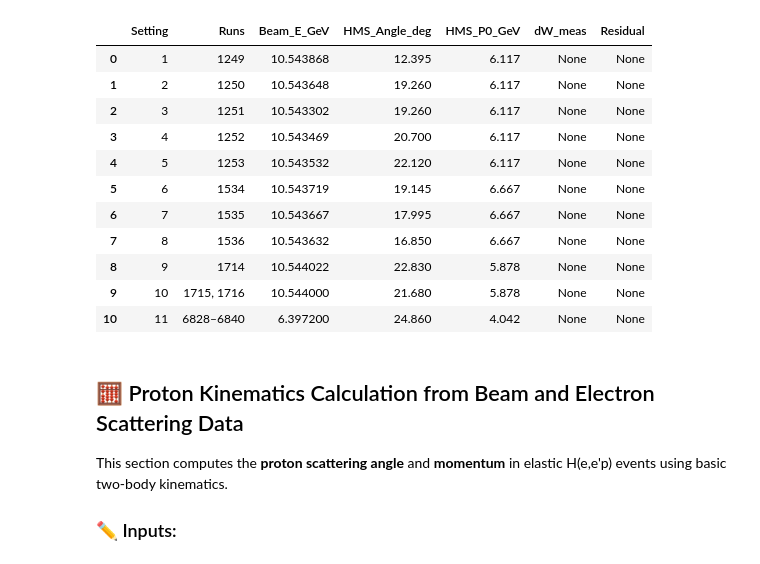
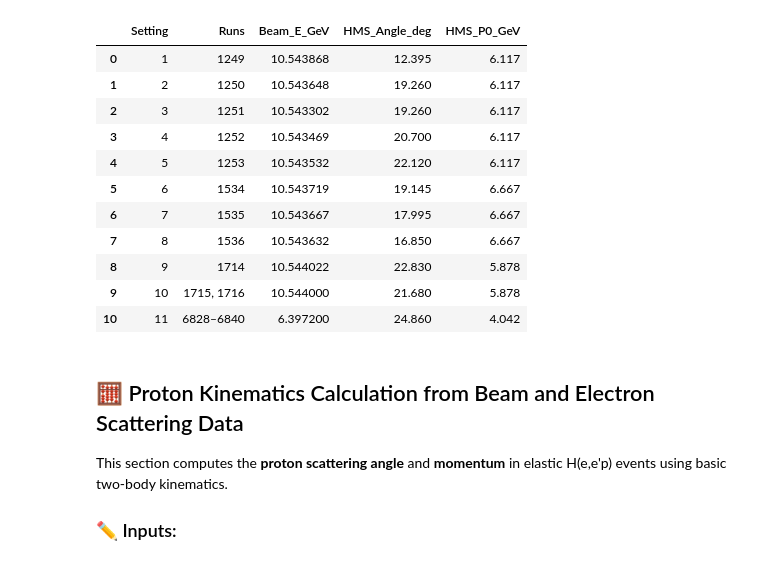
Before and after one commit to avnishphy/nps_analysis, a Jupyter notebook: elastic_analysis/elastic_singles.ipynb, the cells around one changed output. Saved outputs shown, nothing was run; the diff lists cells and outputs as text; code cells hidden in the pictures.

```diff
--- a/elastic_analysis/elastic_singles.ipynb
+++ b/elastic_analysis/elastic_singles.ipynb
@@ -41,45 +41,45 @@ In this notebook, we analyze a series of **H(e,e′p)** elastic *singles* runs t
 # %%
 import pandas as pd
 
 # Define the elastic settings and placeholder values for dw
 data = [
-    [1, "1249",           10.54386781, 12.395, 6.117, None, None],
-    [2, "1250",           10.54364850, 19.260, 6.117, None, None],
-    [3, "1251",           10.54330237, 19.260, 6.117, None, None],
-    [4, "1252",           10.54346881, 20.700, 6.117, None, None],
-    [5, "1253",           10.54353183, 22.120, 6.117, None, None],
-    [6, "1534",           10.54371873, 19.145, 6.667, None, None],
-    [7, "1535",           10.54366713, 17.995, 6.667, None, None],
-    [8, "1536",           10.54363166, 16.850, 6.667, None, None],
-    [9, "1714",           10.54402191, 22.830, 5.878, None, None],
-    [10, "1715, 1716",     10.5440, 21.680, 5.878, None, None],
-    [11, "6828–6840",     6.3972, 24.860, 4.042, None, None]
+    [1, "1249",           10.54386781, 12.395, 6.117],
+    [2, "1250",           10.54364850, 19.260, 6.117],
+    [3, "1251",           10.54330237, 19.260, 6.117],
+    [4, "1252",           10.54346881, 20.700, 6.117],
+    [5, "1253",           10.54353183, 22.120, 6.117],
+    [6, "1534",           10.54371873, 19.145, 6.667],
+    [7, "1535",           10.54366713, 17.995, 6.667],
+    [8, "1536",           10.54363166, 16.850, 6.667],
+    [9, "1714",           10.54402191, 22.830, 5.878],
+    [10, "1715, 1716",     10.5440, 21.680, 5.878],
+    [11, "6828–6840",     6.3972, 24.860, 4.042]
 ]
 
 # Column names for the CSV
-columns = ["Setting", "Runs", "Beam_E_GeV", "HMS_Angle_deg", "HMS_P0_GeV", "dW_meas", "Residual"]
+columns = ["Setting", "Runs", "Beam_E_GeV", "HMS_Angle_deg", "HMS_P0_GeV"]
 
 # Create DataFrame
 df_settings = pd.DataFrame(data, columns=columns)
 
 # Save to CSV
 df_settings.to_csv("settings.csv", index=False)
 
 # Display the DataFrame
 df_settings
 # %% [output]
-|  | Setting | Runs | Beam_E_GeV | HMS_Angle_deg | HMS_P0_GeV | dW_meas | Residual |
-| 0 | 1 | 1249 | 10.543868 | 12.395 | 6.117 | None | None |
-| 1 | 2 | 1250 | 10.543648 | 19.260 | 6.117 | None | None |
-| 2 | 3 | 1251 | 10.543302 | 19.260 | 6.117 | None | None |
-| 3 | 4 | 1252 | 10.543469 | 20.700 | 6.117 | None | None |
-| 4 | 5 | 1253 | 10.543532 | 22.120 | 6.117 | None | None |
-| 5 | 6 | 1534 | 10.543719 | 19.145 | 6.667 | None | None |
-| 6 | 7 | 1535 | 10.543667 | 17.995 | 6.667 | None | None |
-| 7 | 8 | 1536 | 10.543632 | 16.850 | 6.667 | None | None |
-| 8 | 9 | 1714 | 10.544022 | 22.830 | 5.878 | None | None |
-| 9 | 10 | 1715, 1716 | 10.544000 | 21.680 | 5.878 | None | None |
-| 10 | 11 | 6828–6840 | 6.397200 | 24.860 | 4.042 | None | None |
+|  | Setting | Runs | Beam_E_GeV | HMS_Angle_deg | HMS_P0_GeV |
+| 0 | 1 | 1249 | 10.543868 | 12.395 | 6.117 |
+| 1 | 2 | 1250 | 10.543648 | 19.260 | 6.117 |
+| 2 | 3 | 1251 | 10.543302 | 19.260 | 6.117 |
+| 3 | 4 | 1252 | 10.543469 | 20.700 | 6.117 |
+| 4 | 5 | 1253 | 10.543532 | 22.120 | 6.117 |
+| 5 | 6 | 1534 | 10.543719 | 19.145 | 6.667 |
+| 6 | 7 | 1535 | 10.543667 | 17.995 | 6.667 |
+| 7 | 8 | 1536 | 10.543632 | 16.850 | 6.667 |
+| 8 | 9 | 1714 | 10.544022 | 22.830 | 5.878 |
+| 9 | 10 | 1715, 1716 | 10.544000 | 21.680 | 5.878 |
+| 10 | 11 | 6828–6840 | 6.397200 | 24.860 | 4.042 |
 # %% [markdown]
 ## 🧮 Proton Kinematics Calculation from Beam and Electron Scattering Data
 
```
Also changed, not shown: parts of 11 cells of this notebook, 2 other files.
